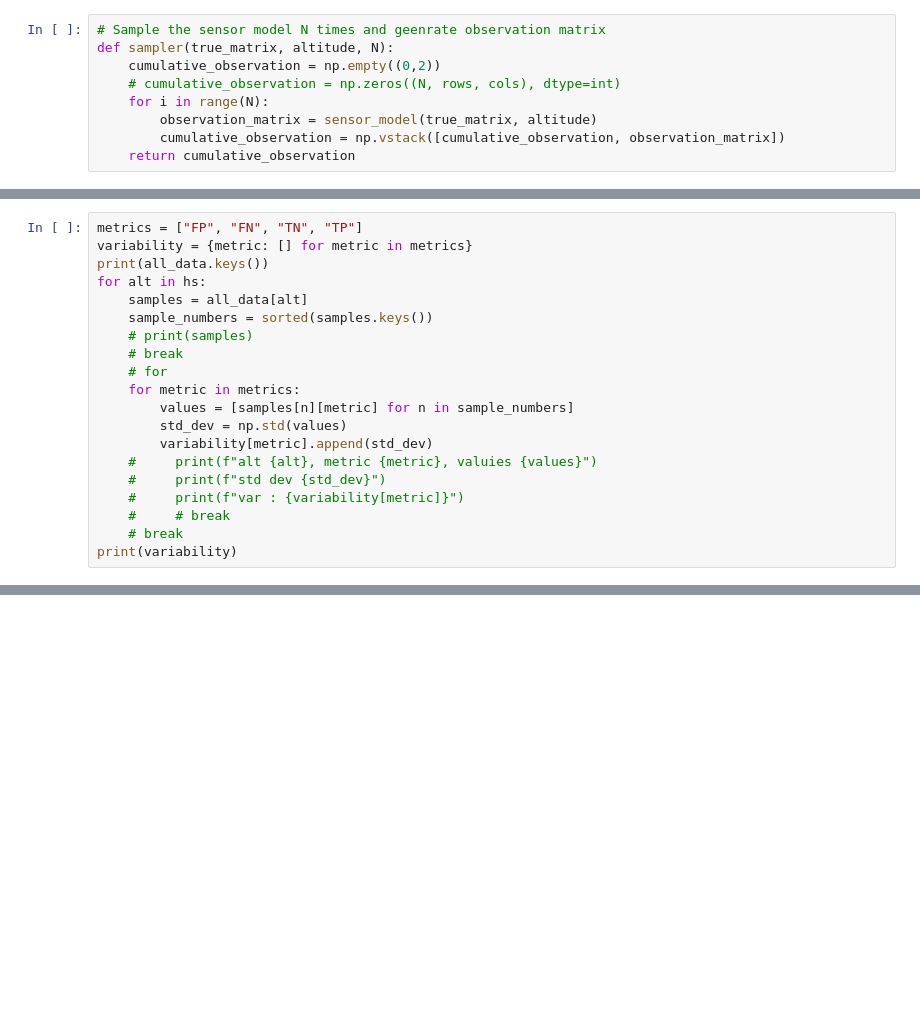
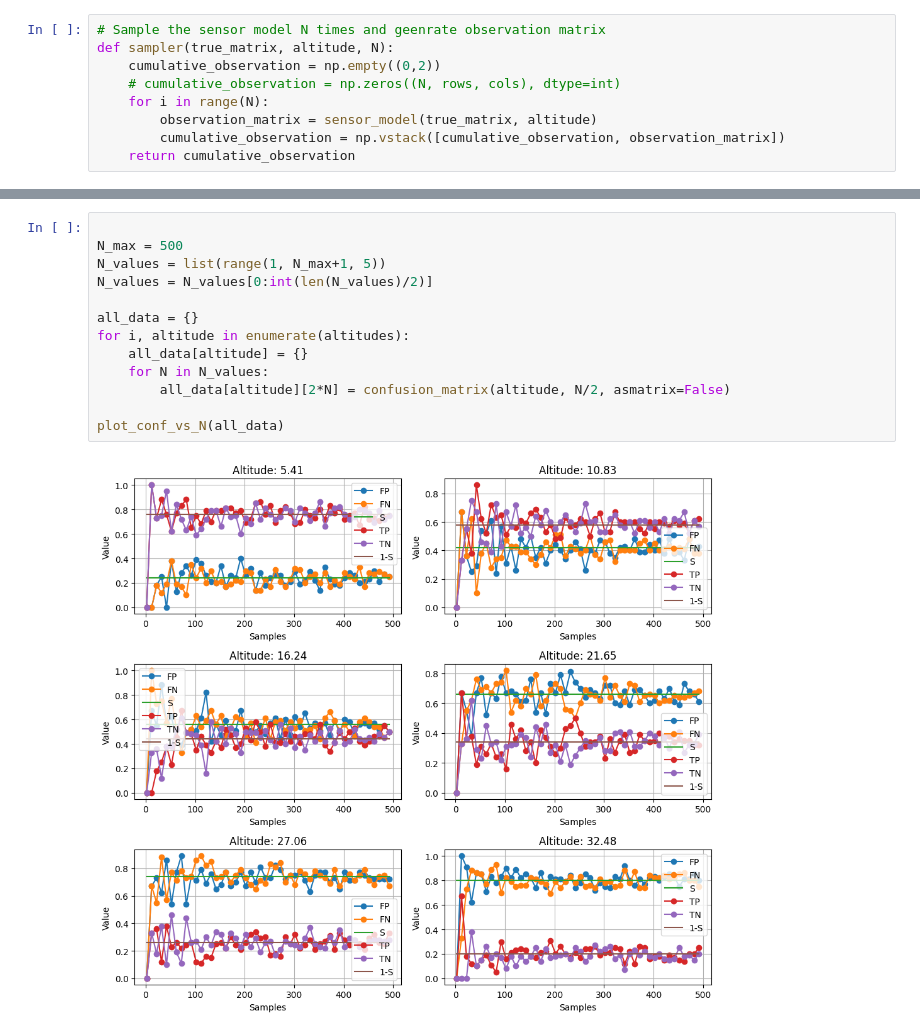
Before and after one commit to botastark/multi-horizon, a Jupyter notebook: src/sampler.ipynb, the cells around one changed output, grey strips where cells are left out. Saved outputs shown, nothing was run; the diff lists cells and outputs as text; blank space fills up the shorter version.

```diff
--- a/src/sampler.ipynb
+++ b/src/sampler.ipynb
@@ -95,20 +58,0 @@ for i, altitude in enumerate(hs):
-# %%
-metrics = ["FP", "FN", "TN", "TP"]
-variability = {metric: [] for metric in metrics}
-print(all_data.keys())
-for alt in hs:
-    samples = all_data[alt]
-    sample_numbers = sorted(samples.keys())
-    # print(samples)
-    # break
-    # for
-    for metric in metrics:
-        values = [samples[n][metric] for n in sample_numbers]
-        std_dev = np.std(values)
-        variability[metric].append(std_dev)
-    #     print(f"alt {alt}, metric {metric}, valuies {values}")
-    #     print(f"std dev {std_dev}")
-    #     print(f"var : {variability[metric]}")
-    #     # break
-    # break
-print(variability)
@@ -297,0 +270,15 @@ plt.show()
+# %%
+
+N_max = 500
+N_values = list(range(1, N_max+1, 5))
+N_values = N_values[0:int(len(N_values)/2)]
+
+all_data = {}
+for i, altitude in enumerate(altitudes):
+    all_data[altitude] = {}
+    for N in N_values:
+        all_data[altitude][2*N] = confusion_matrix(altitude, N/2, asmatrix=False)
+
+plot_conf_vs_N(all_data)
+# %% [output]
+[figure, added]
```
Also changed, not shown: parts of 16 cells of this notebook.
